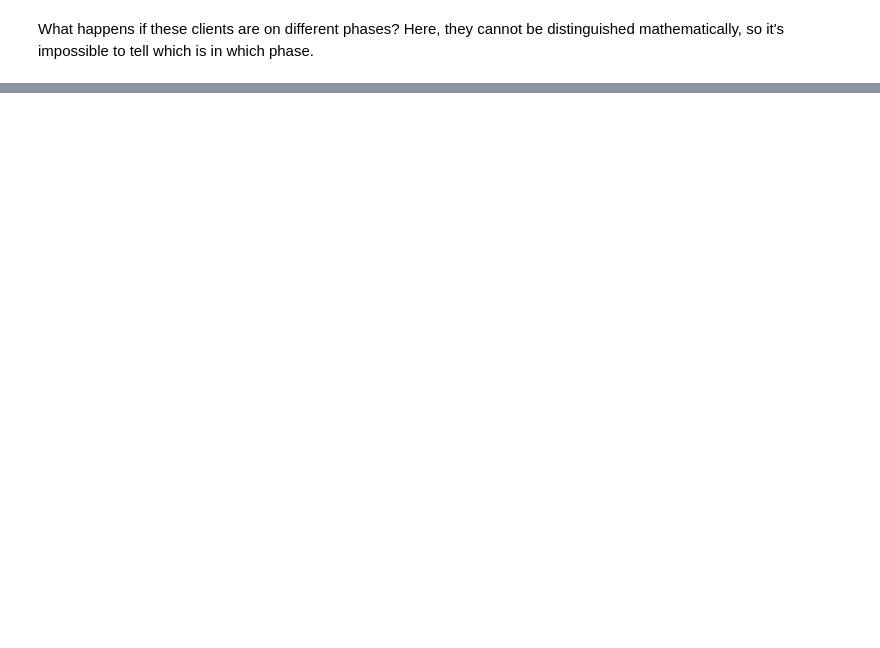
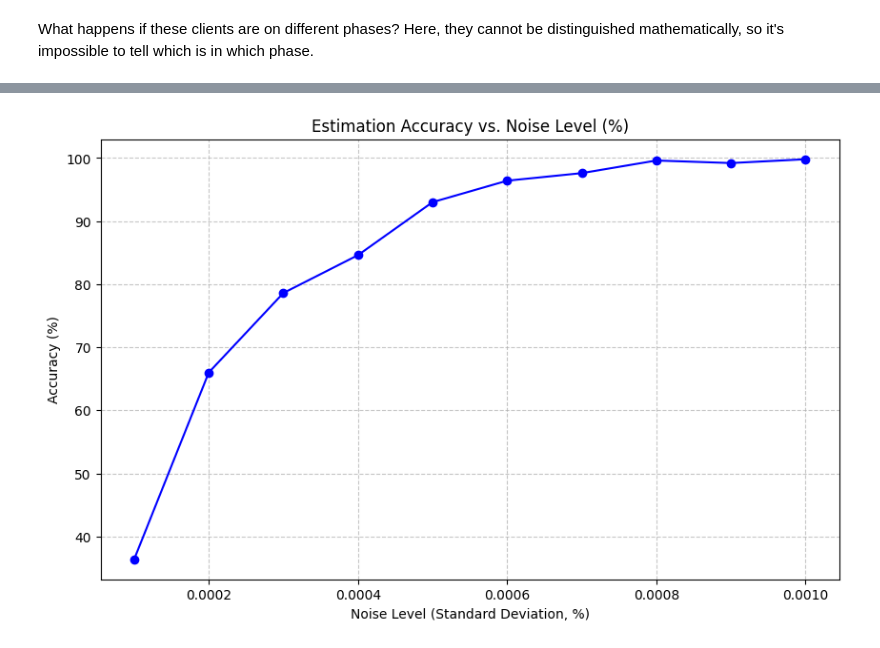
Before and after one commit to e4m8ch/ADRI, a Jupyter notebook: labs/lab1/Class1_Students.ipynb, the cells around one changed output, grey strips where cells are left out. Drawn from its saved outputs; the diff is of its cells as text; code cells hidden in the pictures; blank space fills up the shorter version.

```diff
--- a/labs/lab1/Class1_Students.ipynb
+++ b/labs/lab1/Class1_Students.ipynb
@@ -398,9 +458,9 @@ for k in range(X.shape[0]):
         target_phase = phase_cloned[i]
         phase_id = target_phase - 1
 
-        eps = np.random.normal(1) * eps_error
+        eps = np.random.normal(0, 1) * eps_error
 
-        Y[k, phase_id] += X[k, i] + float(eps)
+        Y[k, phase_id] += X[k, i] * (1 + float(eps))
 
 beta = pinv(X.transpose() @ X) @ X.transpose() @ Y
 
@@ -441,9 +501,6 @@ Phases Result: True
 What happens if these clients are on different phases? Here, they cannot be distinguished mathematically, so it's impossible to tell which is in which phase.
 # %%
 phase_cloned =[3,1,2,1,3]
-ts = 20
-te = 33
-
 
 data_Aux1 = data[0:nc, :]
 data_Aux1 = np.vstack([data_Aux1[0:1, :], data_Aux1])
@@ -459,9 +516,9 @@ for k in range(X.shape[0]):
         target_phase = phase_cloned[i]
         phase_id = target_phase - 1
 
-        eps = np.random.normal(1) * eps_error
+        eps = np.random.normal(0, 1) * eps_error
 
-        Y[k, phase_id] += X[k, i] + float(eps)
+        Y[k, phase_id] += X[k, i] * (1 + float(eps))
 
 beta = pinv(X.transpose() @ X) @ X.transpose() @ Y
 
@@ -502,0 +560,70 @@ As one last note, even if the consumptions vary slightly due to noise,  the syst
+# %%
+def test_imperfect_cloning(noise_level=0.0001):
+
+    phase_cloned =[3,1,2,1,3]
+
+    data_Aux1 = data[0:nc, :]
+
+    cloned_row = data_Aux1[0:1, :]
+    noise = np.random.normal(0, noise_level, size=cloned_row.shape)
+    cloned_row_with_noise = cloned_row + noise
+
+    data_Aux1 = np.vstack([cloned_row_with_noise, data_Aux1])
+
+    pw = data_Aux1[:, ts-1:te]
+    X = np.transpose(4 * pw)
+
+
+    Y = np.zeros((X.shape[0], 3))  # To store the sum of the power in each phase and period
+
+    for k in range(X.shape[0]):
+        for i in range(len(phase_cloned)):
+            target_phase = phase_cloned[i]
+            phase_id = target_phase - 1
+
+            eps = np.random.normal(0, 1) * eps_error
+
+            Y[k, phase_id] += X[k, i] * (1 + float(eps))
+
+    beta = pinv(X.transpose() @ X) @ X.transpose() @ Y
+
+    beta_perfect = beta.copy()
+    phases_result = np.array([0]*beta_perfect.shape[0])
+
+
+    for k in range(beta_perfect.shape[0]):
+        max_idx = np.argmax(beta_perfect[k, :])
+        phases_result[k] = max_idx + 1
+        beta_perfect[k, :] = 0
+        beta_perfect[k, max_idx] = 1
+
+    # This returns a single True or False
+    are_identical = np.array_equal(phases_result, phase_cloned)
+
+    return are_identical
+
+# 1. Define the range of noise levels to test
+noise_levels = np.linspace(0.0001, 0.001, 10)  # 10 values from 0.0001 to 0.1
+accuracies = []
+iterations_per_level = 500  # How many times to test each noise level
+
+# 2. Loop through each noise level and calculate accuracy
+for level in noise_levels:
+    successes = 0
+    for _ in range(iterations_per_level):
+        if test_imperfect_cloning(noise_level=level):
+            successes += 1
+
+    acc = (successes / iterations_per_level) * 100
+    accuracies.append(acc)
+    print(f"Noise Level: {level:.4f} | Accuracy: {acc:.2f}%")
+
+# 3. Plotting the results
+plt.figure(figsize=(10, 6))
+plt.plot(noise_levels, accuracies, marker='o', linestyle='-', color='b')
+plt.title('Estimation Accuracy vs. Noise Level (%)')
+plt.xlabel('Noise Level (Standard Deviation, %)')
+plt.ylabel('Accuracy (%)')
+plt.grid(True, linestyle='--', alpha=0.7)
+plt.show()
+# %% [output]
@@ -502,0 +640 @@ As one last note, even if the consumptions vary slightly due to noise,  the syst
+[figure, added]
```
Also changed, not shown: parts of 19 cells of this notebook.
